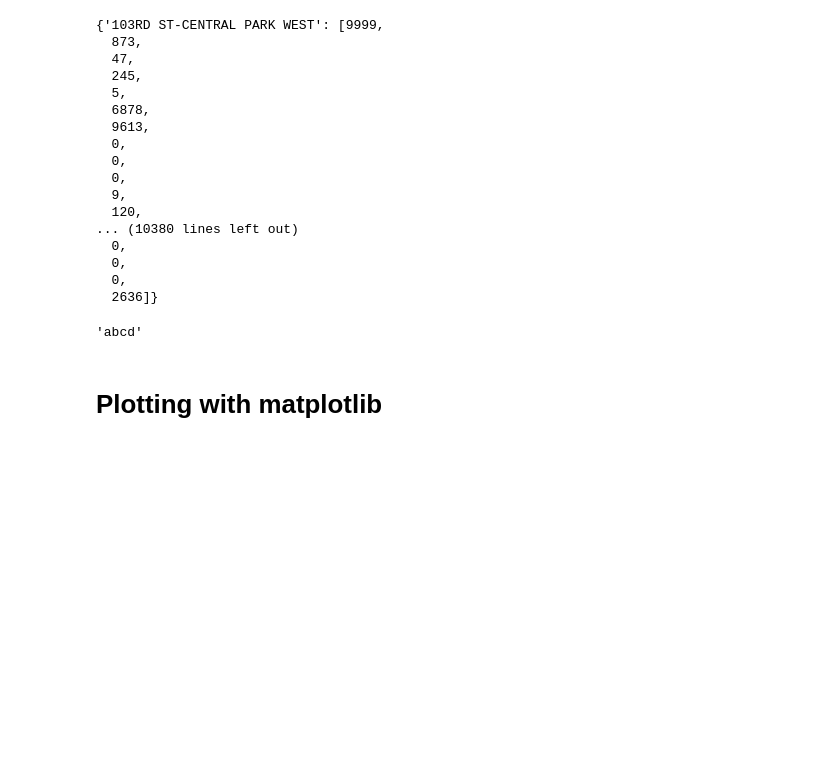
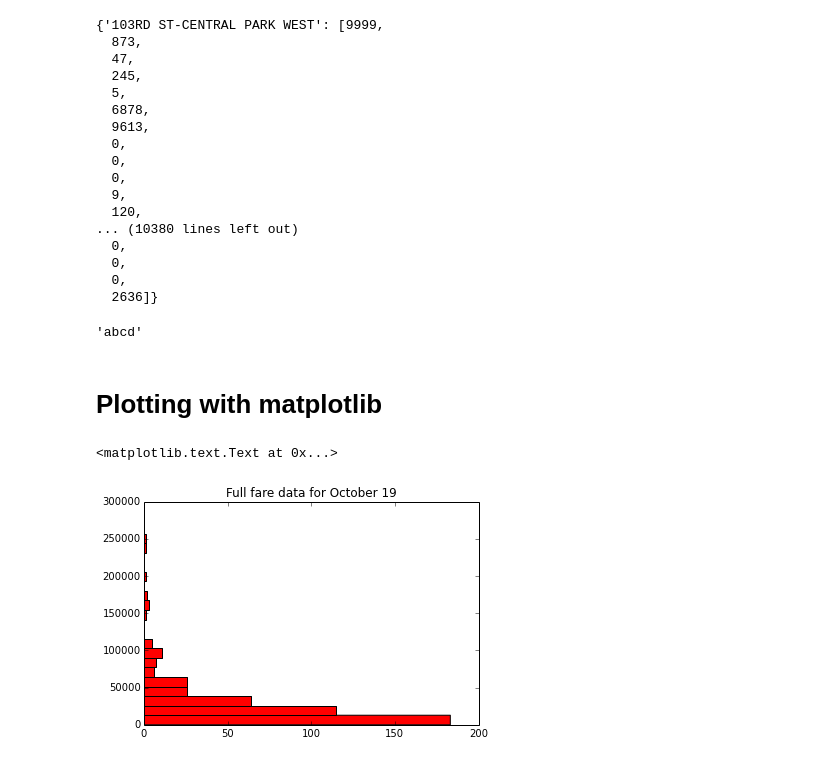
Before and after one commit to dakoop/swc-subway, a Jupyter notebook: subway.ipynb, the cells around one changed output. Drawn from its saved outputs; the diff is of its cells as text; code cells hidden in the pictures; blank space fills up the shorter version.

Commit message:
Added plotting examples

```diff
--- a/subway.ipynb
+++ b/subway.ipynb
@@ -253,0 +259,10 @@ def get_station_full_fares(filename, station):
+# %%
+full_fares = []
+for fares in oct19_data.itervalues():
+    full_fares.append(fares[0])
+pyplot.hist(full_fares, color='r', bins=20, \
+            orientation='horizontal')
+pyplot.title("Full fare data for October 19")
+# %% [output]
+<matplotlib.text.Text at 0x...>
+[figure, added]
```
Also changed, not shown: parts of 10 cells of this notebook.
